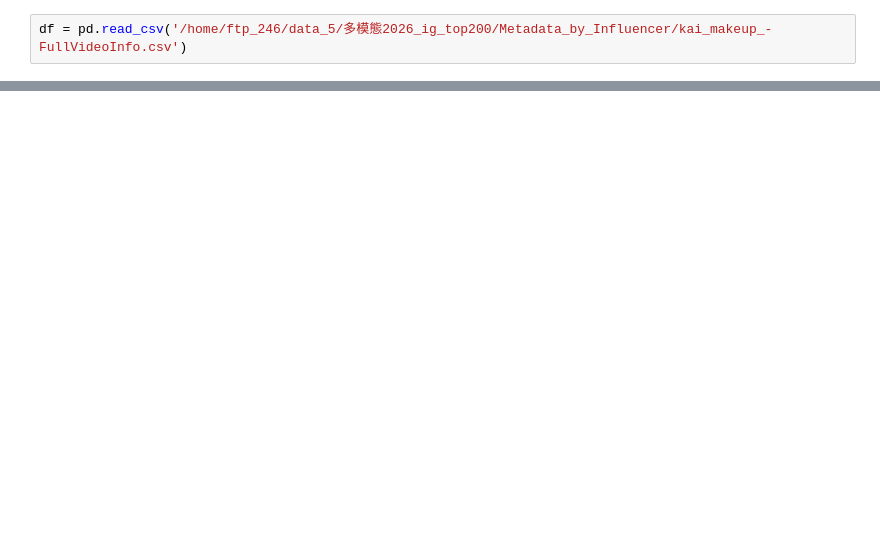
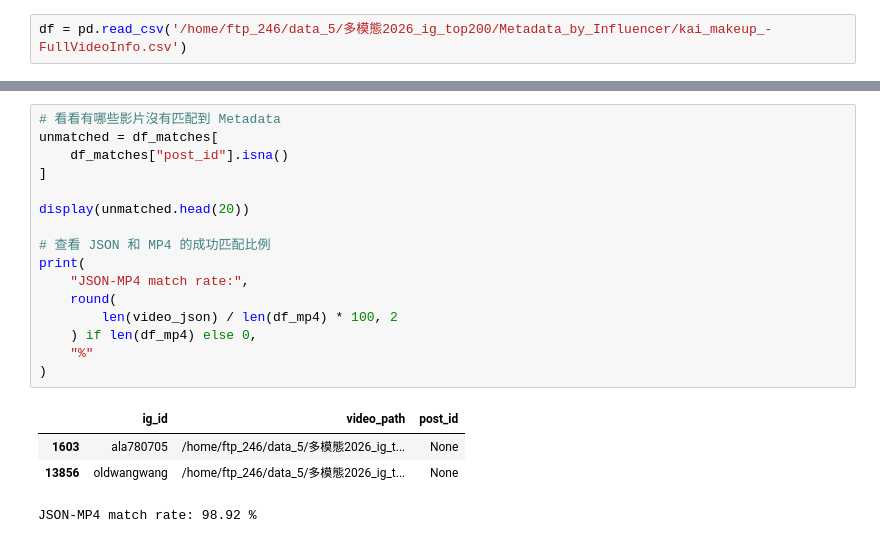
Before and after one commit to ying-tzu-dai/Multimodal_SPoD_Video, a Jupyter notebook: scripts/data_exploration.ipynb, the cells around one changed output, grey strips where cells are left out. Cells and saved outputs as stored; diff of their text form; blank space fills up the shorter version.

```diff
--- a/scripts/data_exploration.ipynb
+++ b/scripts/data_exploration.ipynb
@@ -23,0 +410,21 @@ df
+# %%
+# 看看有哪些影片沒有匹配到 Metadata
+unmatched = df_matches[
+    df_matches["post_id"].isna()
+]
+
+display(unmatched.head(20))
+
+# 查看 JSON 和 MP4 的成功匹配比例
+print(
+    "JSON-MP4 match rate:",
+    round(
+        len(video_json) / len(df_mp4) * 100, 2
+    ) if len(df_mp4) else 0,
+    "%"
+)
+# %% [output]
+|  | ig_id | video_path | post_id |
+| 1603 | ala780705 | /home/ftp_246/data_5/多模態2026_ig_t... | None |
+| 13856 | oldwangwang | /home/ftp_246/data_5/多模態2026_ig_t... | None |
+JSON-MP4 match rate: 98.92 %
```
Also changed, not shown: parts of 8 cells of this notebook.
